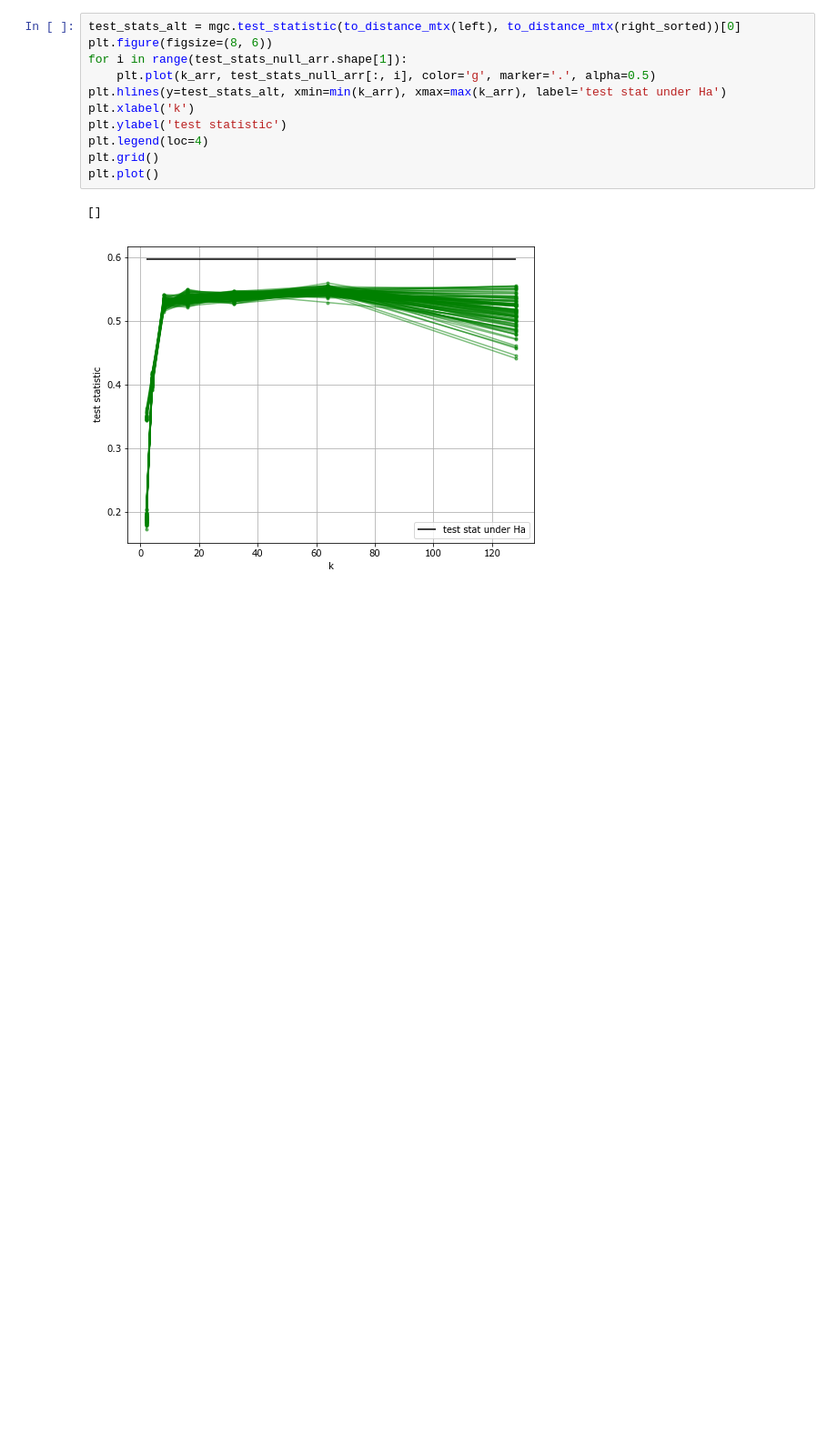
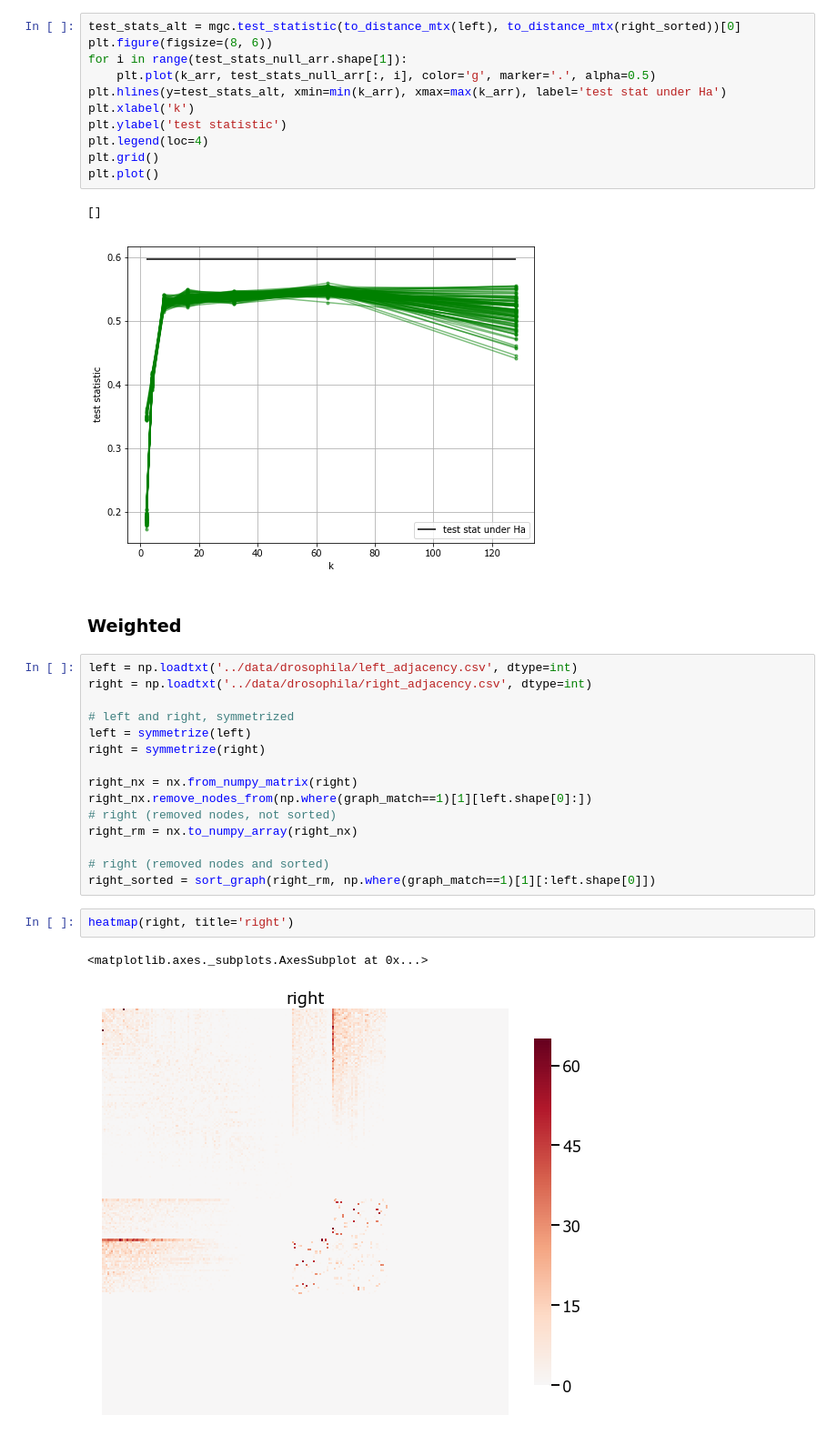
Before and after one commit to junhaobearxiong/graph_independence_test, a Jupyter notebook: notebooks/2019-04-11_real_data_drosophila.ipynb, the cells around one changed output. Shown at 91% size. Saved outputs shown, nothing was run; the diff lists cells and outputs as text; blank space fills up the shorter version.

```diff
--- a/notebooks/2019-04-11_real_data_drosophila.ipynb
+++ b/notebooks/2019-04-11_real_data_drosophila.ipynb
@@ -118,3 +119,25 @@ plt.plot()
 # %% [output]
 []
 [figure]
+# %% [markdown]
+### Weighted
+# %%
+left = np.loadtxt('../data/drosophila/left_adjacency.csv', dtype=int)
+right = np.loadtxt('../data/drosophila/right_adjacency.csv', dtype=int)
+
+# left and right, symmetrized
+left = symmetrize(left)
+right = symmetrize(right)
+
+right_nx = nx.from_numpy_matrix(right)
+right_nx.remove_nodes_from(np.where(graph_match==1)[1][left.shape[0]:])
+# right (removed nodes, not sorted)
+right_rm = nx.to_numpy_array(right_nx)
+
+# right (removed nodes and sorted)
+right_sorted = sort_graph(right_rm, np.where(graph_match==1)[1][:left.shape[0]])
+# %%
+heatmap(right, title='right')
+# %% [output]
+<matplotlib.axes._subplots.AxesSubplot at 0x...>
+[figure, added]
```
Also changed, not shown: parts of 26 cells of this notebook, 1 other file.
